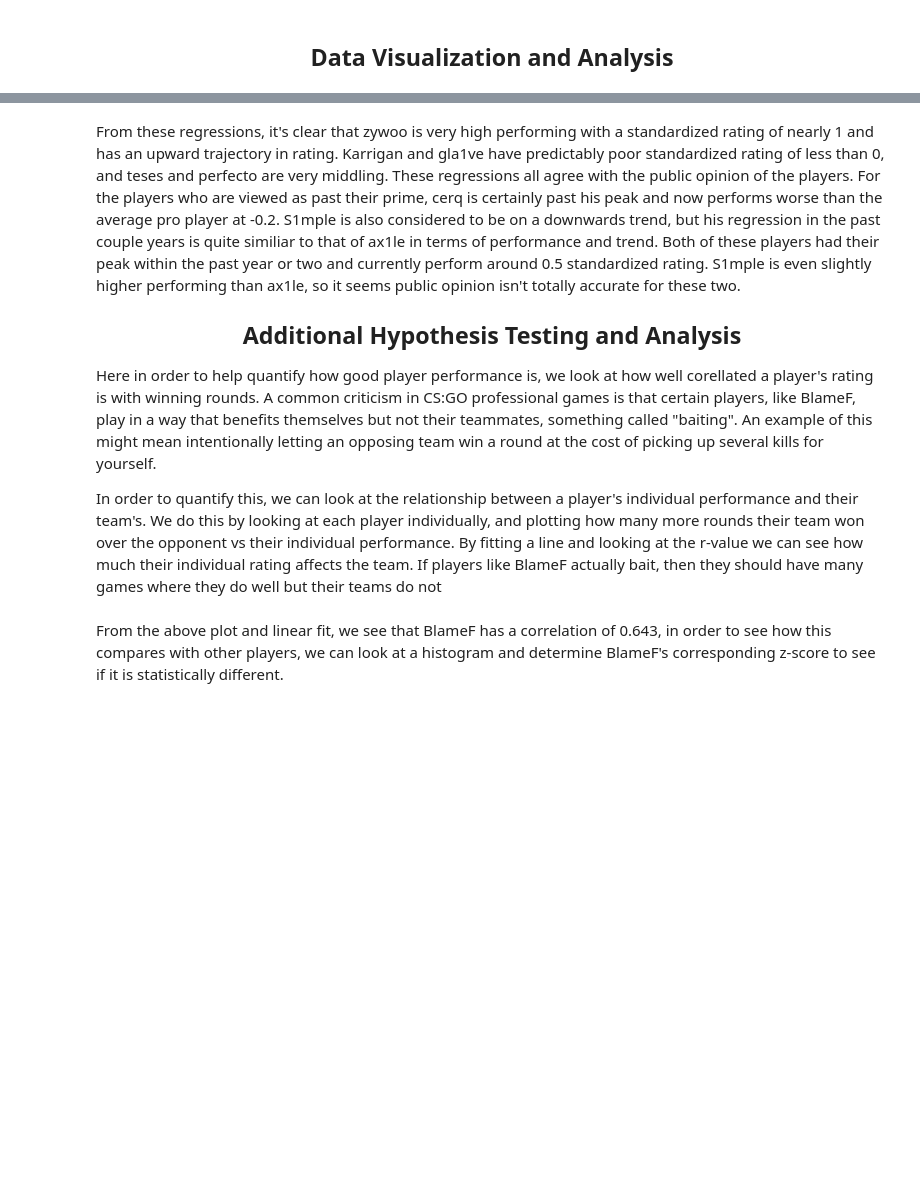
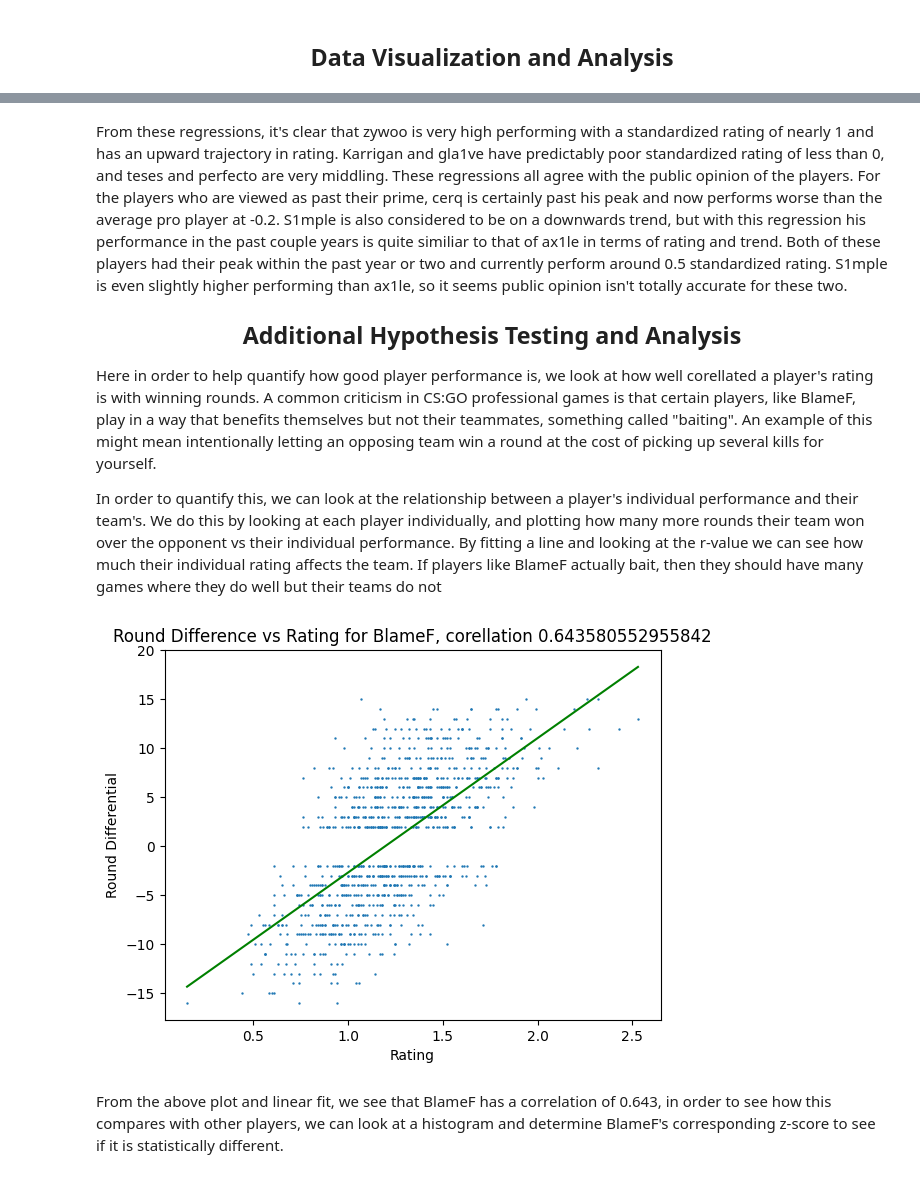
Before and after one commit to condulences/condulences.github.io, a Jupyter notebook: final.ipynb, the cells around one changed output, grey strips where cells are left out. Drawn from its saved outputs; the diff is of its cells as text; code cells hidden in the pictures; blank space fills up the shorter version.

```diff
--- a/final.ipynb
+++ b/final.ipynb
@@ -498,5 +508,5 @@ for i in range(len(notable_players)):
 # %% [markdown]
-From these regressions, it's clear that zywoo is very high performing with a standardized rating of nearly 1 and has an upward trajectory in rating. Karrigan and gla1ve have predictably poor standardized rating of less than 0, and teses and perfecto are very middling. These regressions all agree with the public opinion of the players. For the players who are viewed as past their prime, cerq is certainly past his peak and now performs worse than the average pro player at -0.2. S1mple is also considered to be on a downwards trend, but his regression in the past couple years is quite similiar to that of ax1le in terms of performance and trend. Both of these players had their peak within the past year or two and currently perform around 0.5 standardized rating. S1mple is even slightly higher performing than ax1le, so it seems public opinion isn't totally accurate for these two.
+From these regressions, it's clear that zywoo is very high performing with a standardized rating of nearly 1 and has an upward trajectory in rating. Karrigan and gla1ve have predictably poor standardized rating of less than 0, and teses and perfecto are very middling. These regressions all agree with the public opinion of the players. For the players who are viewed as past their prime, cerq is certainly past his peak and now performs worse than the average pro player at -0.2. S1mple is also considered to be on a downwards trend, but with this regression his performance in the past couple years is quite similiar to that of ax1le in terms of rating and trend. Both of these players had their peak within the past year or two and currently perform around 0.5 standardized rating. S1mple is even slightly higher performing than ax1le, so it seems public opinion isn't totally accurate for these two.
 
 ## <center> Additional Hypothesis Testing and Analysis
 
@@ -506,22 +516,24 @@ In order to quantify this, we can look at the relationship between a player's in
 # %%
 win_correlation = {}
 subset = df
 players = subset["player name"].unique()
 for player in tqdm(players):
     filtered = subset[subset["player name"] == player]
     try:
         slope, intercept, r_value, p_value, std_err = linregress(filtered["rating"], filtered["round difference"])
         win_correlation[player] = r_value
         if "blamef" in str(player):
             plt.scatter(filtered["rating"], filtered["round difference"], s=0.5)
             plt.title("Round Difference vs Rating for BlameF, corellation {}".format(r_value))
             plt.xlabel("Rating")
             plt.ylabel("Round Differential")
-            domain = np.linsapce(min(filtered["rating"]),max(filtered["rating"]))
+            domain = np.linspace(min(filtered["rating"]),max(filtered["rating"]))
             plt.plot(domain, slope * domain + intercept, color='green')
     except:
         ...
 plt.show()
+# %% [output]
+[figure, added]
 # %% [markdown]
 From the above plot and linear fit, we see that BlameF has a correlation of 0.643, in order to see how this compares with other players, we can look at a histogram and determine BlameF's corresponding z-score to see if it is statistically different.
 # %%
```
Also changed, not shown: parts of 21 cells of this notebook.
